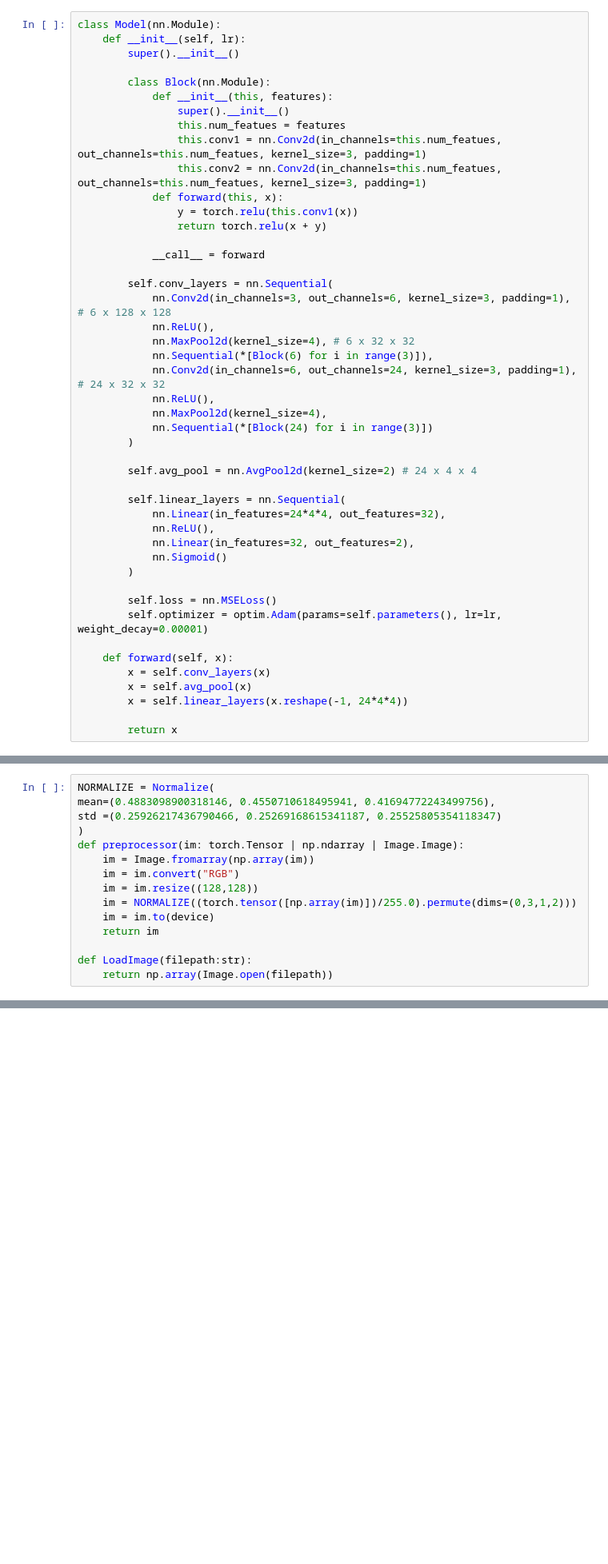
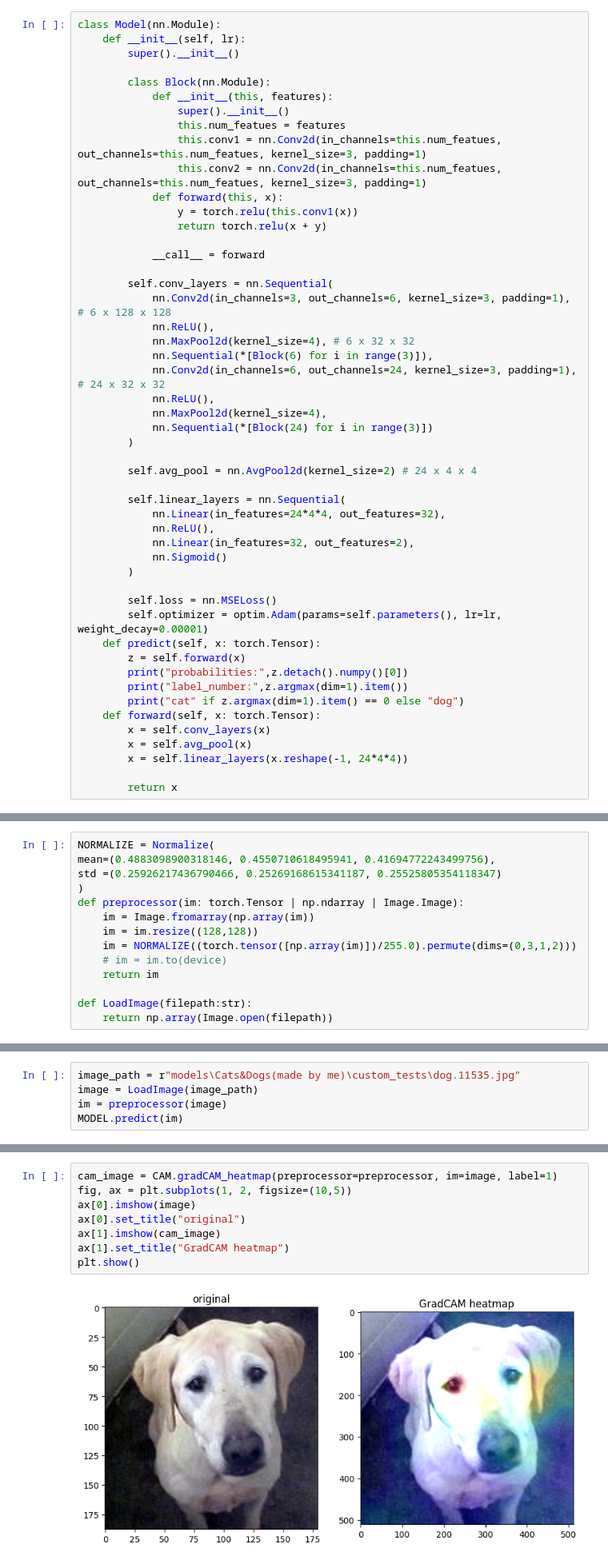
Before and after one commit to udithdoddapaneni/OELP-DxAI, a Jupyter notebook: GradCam/testing.ipynb, the cells around one changed output, grey strips where cells are left out. Shown at 80% size. Drawn from its saved outputs; the diff is of its cells as text; blank space fills up the shorter version.

Commit message:
For grad cam

```diff
--- a/GradCam/testing.ipynb
+++ b/GradCam/testing.ipynb
@@ -46,8 +50,12 @@ class Model(nn.Module):
 
         self.loss = nn.MSELoss()
         self.optimizer = optim.Adam(params=self.parameters(), lr=lr, weight_decay=0.00001)
-
-    def forward(self, x):
+    def predict(self, x: torch.Tensor):
+        z = self.forward(x)
+        print("probabilities:",z.detach().numpy()[0])
+        print("label_number:",z.argmax(dim=1).item())
+        print("cat" if z.argmax(dim=1).item() == 0 else "dog")
+    def forward(self, x: torch.Tensor):
         x = self.conv_layers(x)
         x = self.avg_pool(x)
         x = self.linear_layers(x.reshape(-1, 24*4*4))
@@ -69,10 +79,9 @@ std =(0.25926217436790466, 0.25269168615341187, 0.25525805354118347)
 )
 def preprocessor(im: torch.Tensor | np.ndarray | Image.Image):
     im = Image.fromarray(np.array(im))
-    im = im.convert("RGB")
     im = im.resize((128,128))
     im = NORMALIZE((torch.tensor([np.array(im)])/255.0).permute(dims=(0,3,1,2)))
-    im = im.to(device)
+    # im = im.to(device)
     return im
 
 def LoadImage(filepath:str):
@@ -92,0 +91,5 @@ tensor([0.0222, 0.9780], grad_fn=<SelectBackward0>)
+# %%
+image_path = r"models\Cats&Dogs(made by me)\custom_tests\dog.11535.jpg"
+image = LoadImage(image_path)
+im = preprocessor(image)
+MODEL.predict(im)
@@ -92,0 +100,10 @@ tensor([0.0222, 0.9780], grad_fn=<SelectBackward0>)
+# %%
+cam_image = CAM.gradCAM_heatmap(preprocessor=preprocessor, im=image, label=1)
+fig, ax = plt.subplots(1, 2, figsize=(10,5))
+ax[0].imshow(image)
+ax[0].set_title("original")
+ax[1].imshow(cam_image)
+ax[1].set_title("GradCAM heatmap")
+plt.show()
+# %% [output]
+[figure, added]
```
Also changed, not shown: parts of 6 cells of this notebook.
